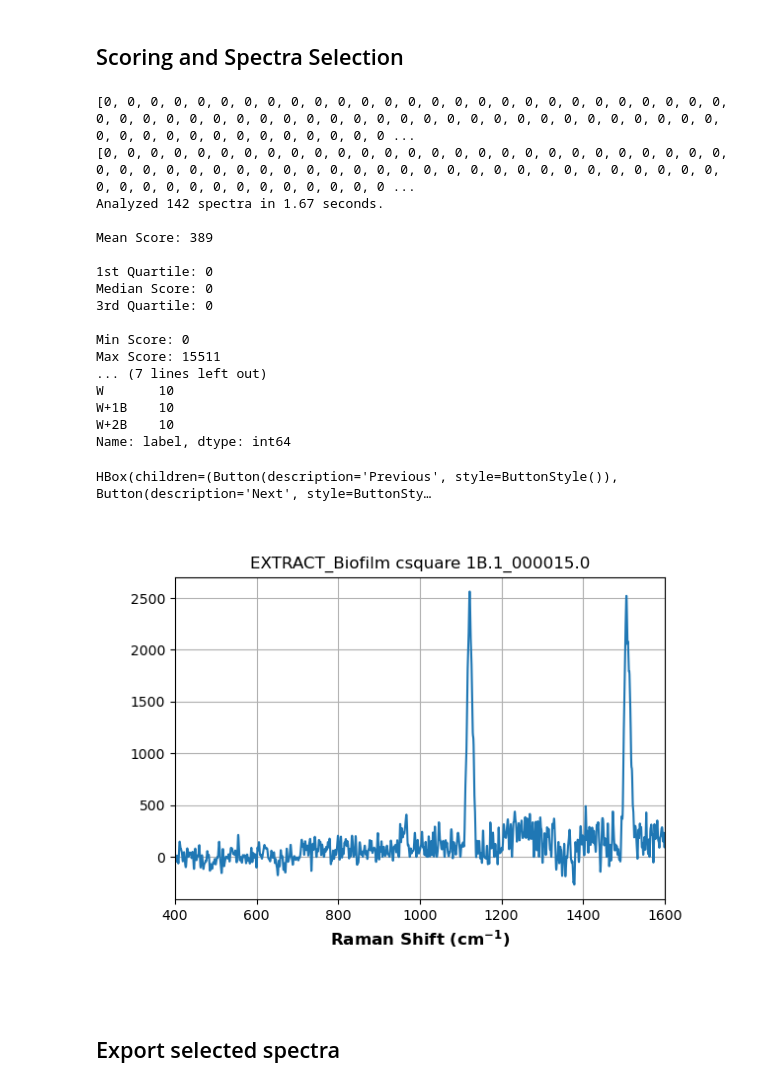
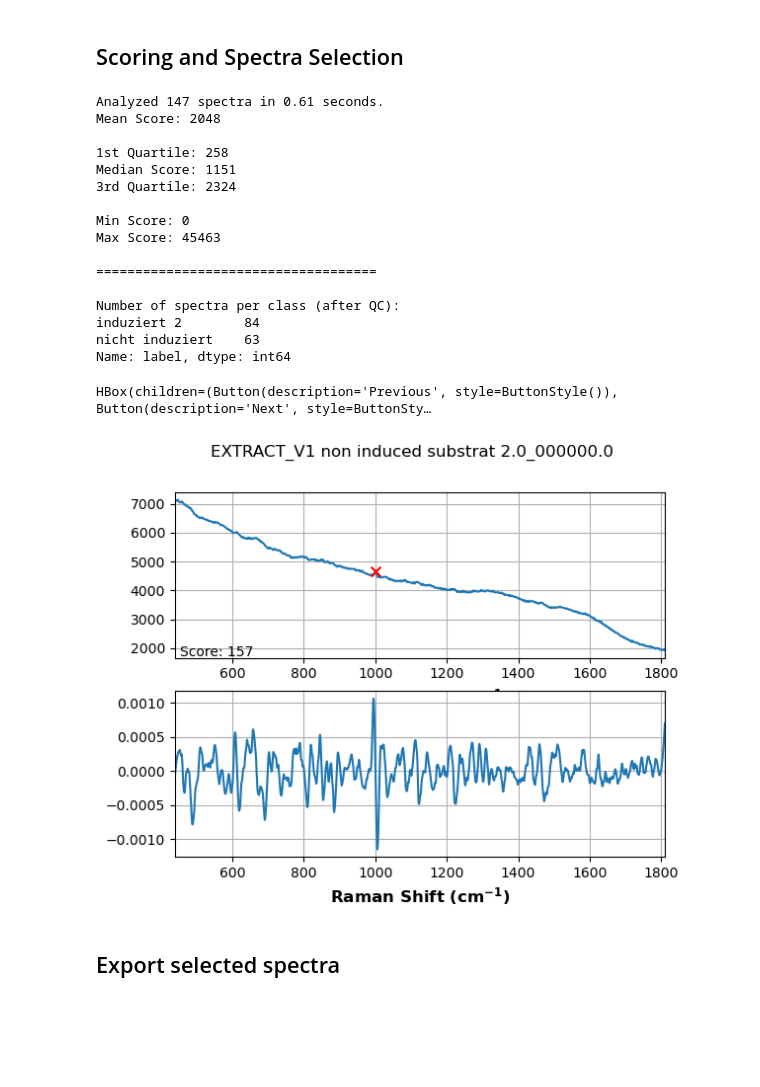
Before and after one commit to DerZ115/raman-pca, a Jupyter notebook: spectra_qc.ipynb, the cells around one changed output. Saved outputs shown, nothing was run; the diff lists cells and outputs as text; code cells hidden in the pictures; blank space fills up the shorter version.

```diff
--- a/spectra_qc.ipynb
+++ b/spectra_qc.ipynb
@@ -58,14 +61,15 @@ Name: label, dtype: int64
 # %% [markdown]
 ## Scoring and Spectra Selection
 # %%
-data_new, score_dict = score_sort_spectra(data,
-                                          n=n,
-                                          min_score=score_min,
-                                          min_n=n_min,
-                                          limits=(wn_min, wn_max),
-                                          sg_window=sg_window,
-                                          threshold=threshold,
-                                          detailed=True)
+data_new, deriv, score_dict = score_sort_spectra(data,
+                                                 n=n,
+                                                 min_score=score_min,
+                                                 min_n=n_min,
+                                                 limits=(wn_min, wn_max),
+                                                 sg_window=sg_window,
+                                                 threshold=threshold,
+                                                 min_height=min_height,
+                                                 detailed=True)
 
 print()
 print("====================================")
@@ -73,20 +77,19 @@ print()
 print("Number of spectra per class (after QC):")
 print(data_new.label.value_counts())
 # %% [output]
-[0, 0, 0, 0, 0, 0, 0, 0, 0, 0, 0, 0, 0, 0, 0, 0, 0, 0, 0, 0, 0, 0, 0, 0, 0, 0, 0, 0, 0, 0, 0, 0, 0, 0, 0, 0, 0, 0, 0, 0, 0, 0, 0, 0, 0, 0, 0, 0, 0, 0, 0, 0, 0, 0, 0, 0, 0, 0, 0, 0, 0, 0, 0, 0, 0, 0, 0 ...
-[0, 0, 0, 0, 0, 0, 0, 0, 0, 0, 0, 0, 0, 0, 0, 0, 0, 0, 0, 0, 0, 0, 0, 0, 0, 0, 0, 0, 0, 0, 0, 0, 0, 0, 0, 0, 0, 0, 0, 0, 0, 0, 0, 0, 0, 0, 0, 0, 0, 0, 0, 0, 0, 0, 0, 0, 0, 0, 0, 0, 0, 0, 0, 0, 0, 0, 0 ...
-Analyzed 142 spectra in 1.67 seconds.
+Analyzed 147 spectra in 0.61 seconds.
+Mean Score: 2048
 
-Mean Score: 389
-
-1st Quartile: 0
-Median Score: 0
-3rd Quartile: 0
+1st Quartile: 258
+Median Score: 1151
+3rd Quartile: 2324
 
 Min Score: 0
-Max Score: 15511
-... (7 lines left out)
-W       10
-W+1B    10
-W+2B    10
+Max Score: 45463
+
+====================================
+
+Number of spectra per class (after QC):
+induziert 2        84
+nicht induziert    63
 Name: label, dtype: int64
@@ -99,12 +96,27 @@ wns_rl = data.drop(columns=["label", "file"]).columns[rl.lim_[0]:rl.lim_[1]]
+# %%
+wns = data.drop(columns=["label", "file"]).columns
+if plot_raw:
+    data_plot = data.drop(columns=["label", "file"])
+else:
+    bl = BaselineCorrector()
+    data_plot = bl.fit_transform(data.drop(columns=["label", "file"]))
+    data_plot = pd.DataFrame(data_plot, columns=wns)
+
+rl = RangeLimiter(lim=(wn_min, wn_max),
+                  reference=data_plot.columns)
+data_plot = rl.fit_transform(data_plot)
+wns_plot = data_plot.columns
 # %%
 %matplotlib widget
-plot_spectra_peaks(wns_rl,
-                   data_rl,
+plot_spectra_peaks(wns_plot,
+                   data_plot,
+                   deriv,
                    score_dict["peak_pos"],
+                   score_dict["total_scores"],
                    labels=data.file)
 # %% [output]
 HBox(children=(Button(description='Previous', style=ButtonStyle()), Button(description='Next', style=ButtonSty…
-[figure, old version]
+[figure, new version]
 # %% [markdown]
 ## Export selected spectra
 # %%
```
Also changed, not shown: parts of 5 cells of this notebook, 15 other files.
